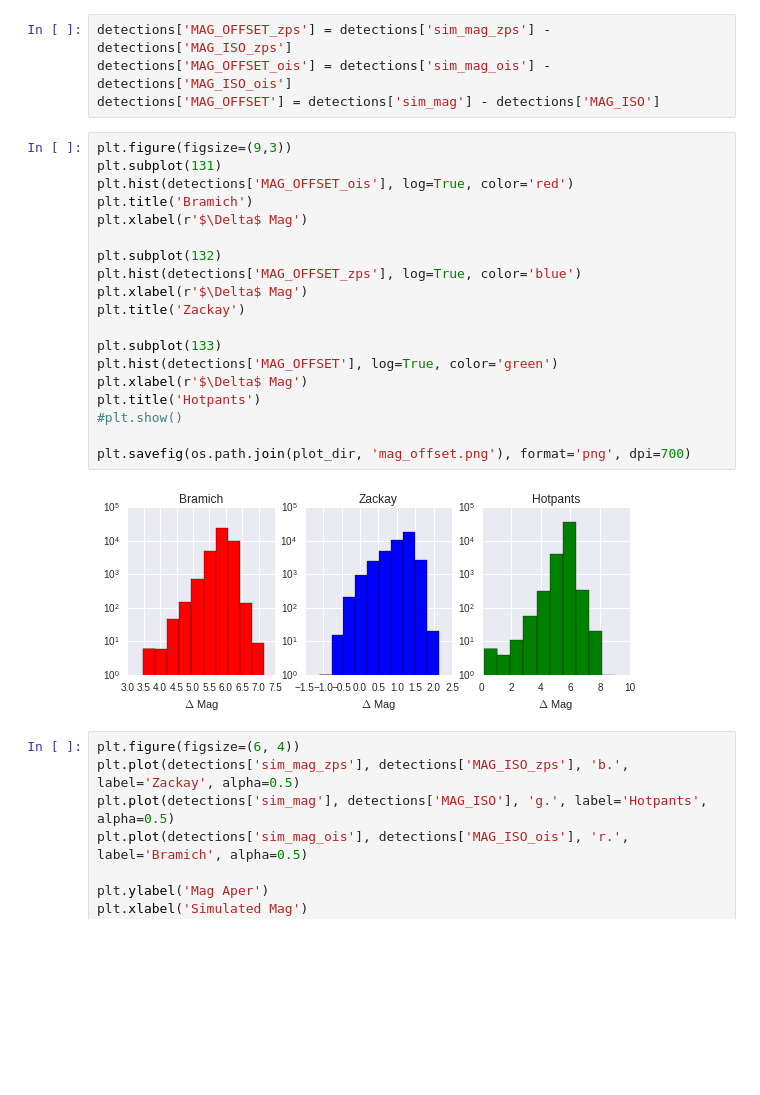
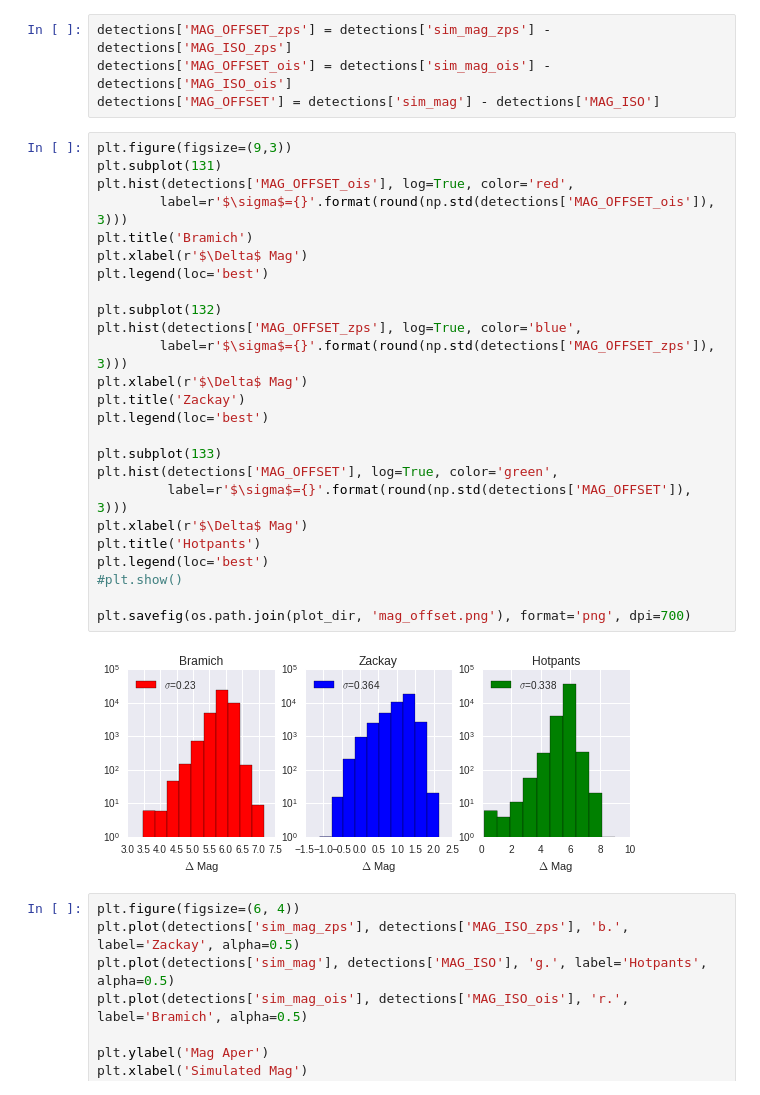
Before and after one commit to BrunoSanchez/RBMLearning, a Jupyter notebook: Plots-Threesome.ipynb, the cells around one changed output. Cells and saved outputs as stored; diff of their text form; blank space fills up the shorter version.

```diff
--- a/Plots-Threesome.ipynb
+++ b/Plots-Threesome.ipynb
@@ -199,24 +228,30 @@ detections['MAG_OFFSET'] = detections['sim_mag'] - detections['MAG_ISO']
 # %%
 plt.figure(figsize=(9,3))
 plt.subplot(131)
-plt.hist(detections['MAG_OFFSET_ois'], log=True, color='red')
+plt.hist(detections['MAG_OFFSET_ois'], log=True, color='red',
+        label=r'$\sigma$={}'.format(round(np.std(detections['MAG_OFFSET_ois']), 3)))
 plt.title('Bramich')
 plt.xlabel(r'$\Delta$ Mag')
+plt.legend(loc='best')
 
 plt.subplot(132)
-plt.hist(detections['MAG_OFFSET_zps'], log=True, color='blue')
+plt.hist(detections['MAG_OFFSET_zps'], log=True, color='blue',
+        label=r'$\sigma$={}'.format(round(np.std(detections['MAG_OFFSET_zps']), 3)))
 plt.xlabel(r'$\Delta$ Mag')
 plt.title('Zackay')
+plt.legend(loc='best')
 
 plt.subplot(133)
-plt.hist(detections['MAG_OFFSET'], log=True, color='green')
+plt.hist(detections['MAG_OFFSET'], log=True, color='green',
+         label=r'$\sigma$={}'.format(round(np.std(detections['MAG_OFFSET']), 3)))
 plt.xlabel(r'$\Delta$ Mag')
 plt.title('Hotpants')
+plt.legend(loc='best')
 #plt.show()
 
 plt.savefig(os.path.join(plot_dir, 'mag_offset.png'), format='png', dpi=700)
 # %% [output]
-[figure, old version]
+[figure, new version]
 # %%
 plt.figure(figsize=(6, 4))
 plt.plot(detections['sim_mag_zps'], detections['MAG_ISO_zps'], 'b.', label='Zackay', alpha=0.5)
```
Also changed, not shown: parts of 11 cells of this notebook, 3 other files.
